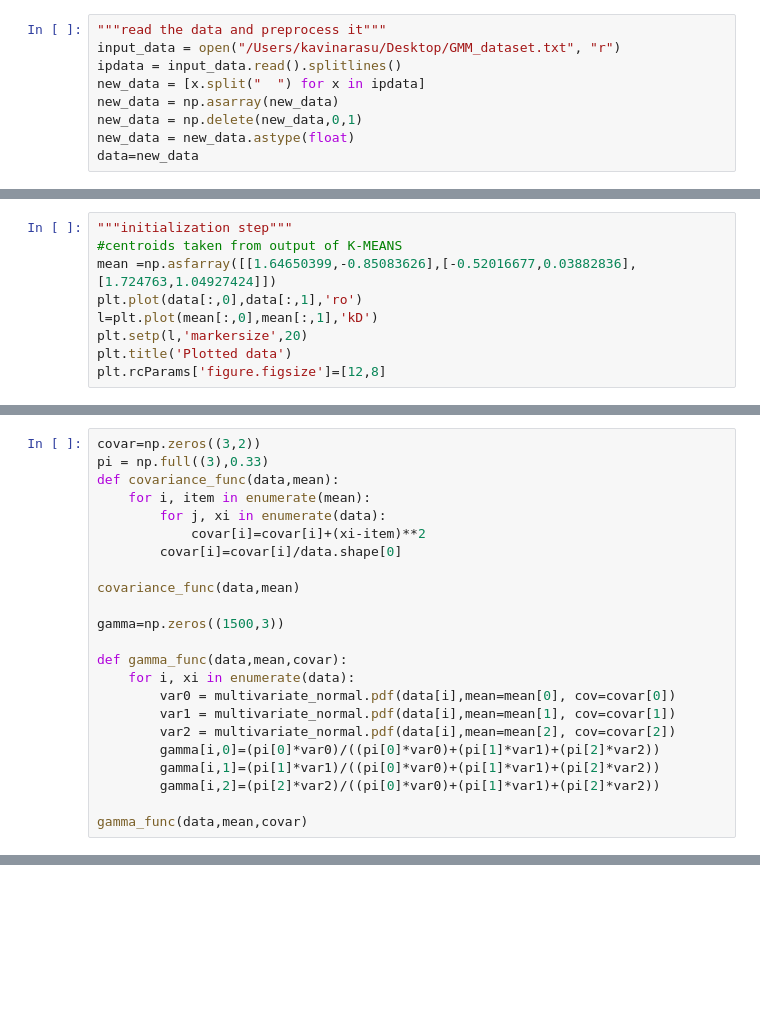
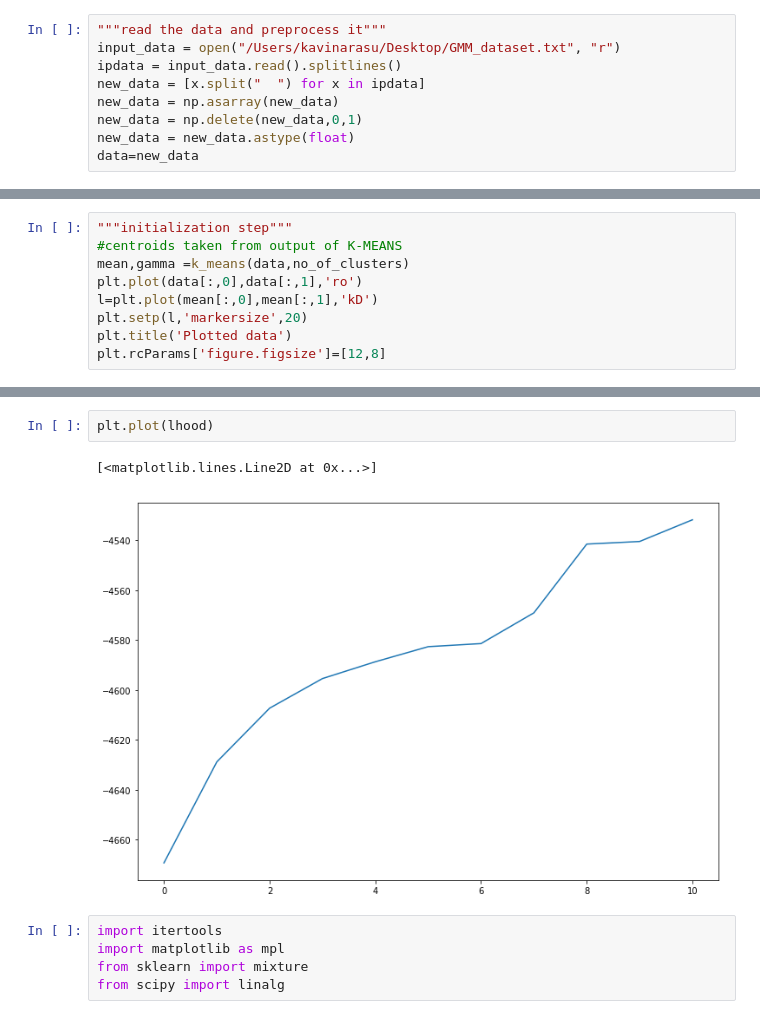
Before and after one commit to kavin2606/Gaussian-Mixture-Model, a Jupyter notebook: GMM.ipynb, the cells around one changed output, grey strips where cells are left out. Saved outputs shown, nothing was run; the diff lists cells and outputs as text; blank space fills up the shorter version.

```diff
--- a/GMM.ipynb
+++ b/GMM.ipynb
@@ -18,7 +101,7 @@ data=new_data
 # %%
 """initialization step"""
 #centroids taken from output of K-MEANS
-mean =np.asfarray([[1.64650399,-0.85083626],[-0.52016677,0.03882836],[1.724763,1.04927424]])
+mean,gamma =k_means(data,no_of_clusters)
 plt.plot(data[:,0],data[:,1],'ro')
 l=plt.plot(mean[:,0],mean[:,1],'kD')
 plt.setp(l,'markersize',20)
@@ -28,24 +112 @@ plt.rcParams['figure.figsize']=[12,8]
 [figure]
-# %%
-covar=np.zeros((3,2))
-pi = np.full((3),0.33)
-def covariance_func(data,mean):
-    for i, item in enumerate(mean):
-        for j, xi in enumerate(data):
-            covar[i]=covar[i]+(xi-item)**2
-        covar[i]=covar[i]/data.shape[0]
-
-covariance_func(data,mean)
-
-gamma=np.zeros((1500,3))
-
-def gamma_func(data,mean,covar):
-    for i, xi in enumerate(data):
-        var0 = multivariate_normal.pdf(data[i],mean=mean[0], cov=covar[0])
-        var1 = multivariate_normal.pdf(data[i],mean=mean[1], cov=covar[1])
-        var2 = multivariate_normal.pdf(data[i],mean=mean[2], cov=covar[2])
-        gamma[i,0]=(pi[0]*var0)/((pi[0]*var0)+(pi[1]*var1)+(pi[2]*var2))
-        gamma[i,1]=(pi[1]*var1)/((pi[0]*var0)+(pi[1]*var1)+(pi[2]*var2))
-        gamma[i,2]=(pi[2]*var2)/((pi[0]*var0)+(pi[1]*var1)+(pi[2]*var2))
-
-gamma_func(data,mean,covar)
@@ -51,0 +219,10 @@ gamma_func(data,mean,covar)
+# %%
+plt.plot(lhood)
+# %% [output]
+[<matplotlib.lines.Line2D at 0x...>]
+[figure, added]
+# %%
+import itertools
+import matplotlib as mpl
+from sklearn import mixture
+from scipy import linalg
```
Also changed, not shown: parts of 5 cells of this notebook.
